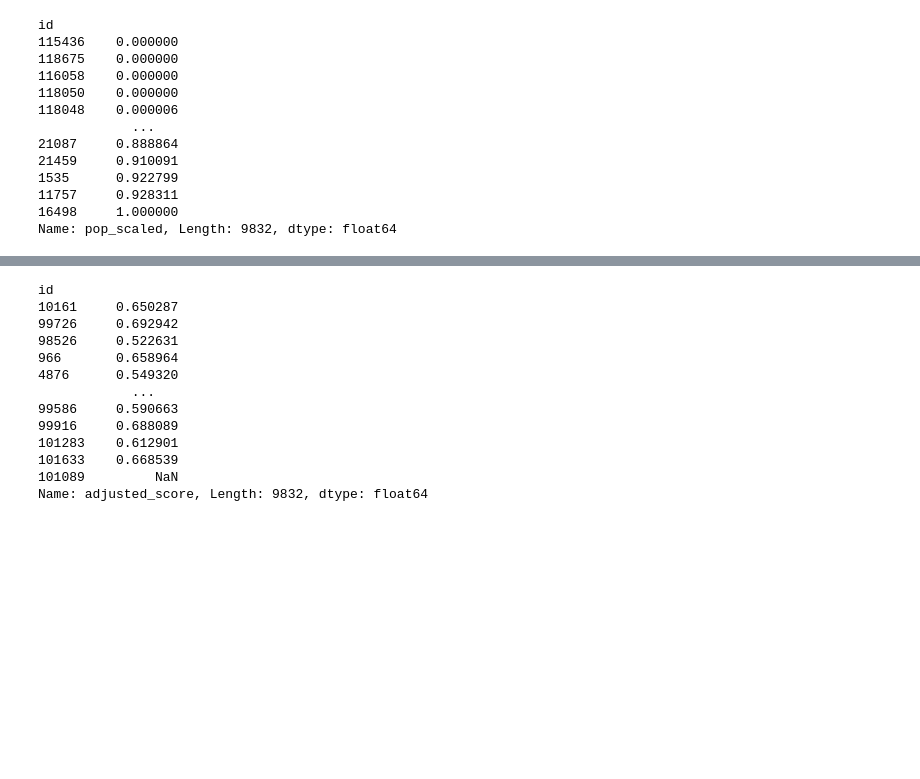
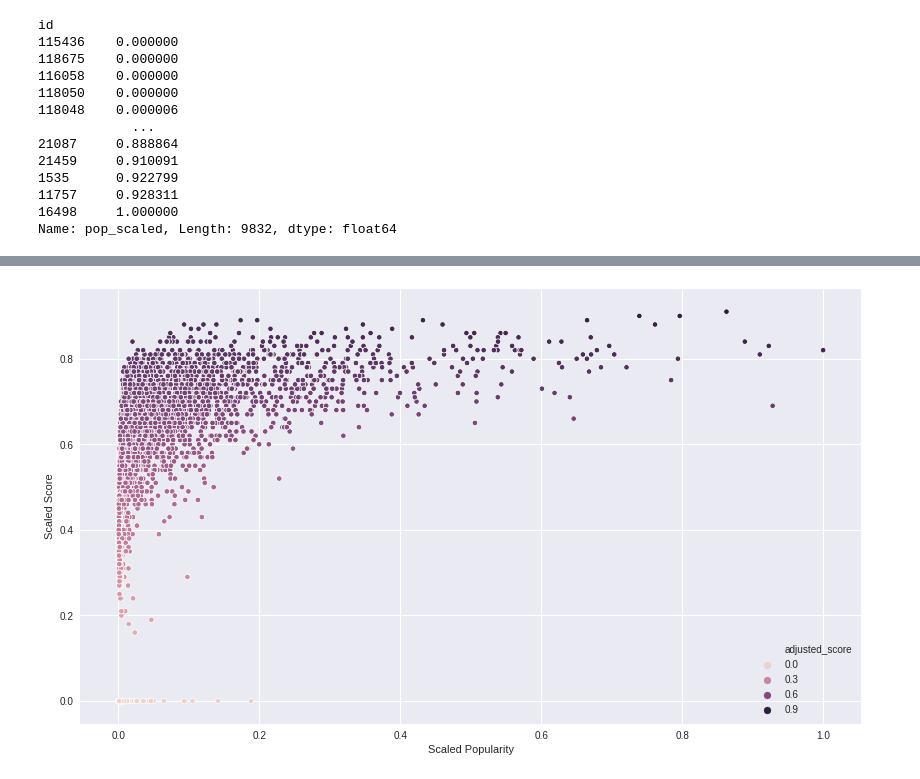
Before and after one commit to sn-ekstrand/content-based-anime-recommender, a Jupyter notebook: initial_eda.ipynb, the cells around one changed output, grey strips where cells are left out. Saved outputs shown, nothing was run; the diff lists cells and outputs as text; code cells hidden in the pictures; blank space fills up the shorter version.

```diff
--- a/initial_eda.ipynb
+++ b/initial_eda.ipynb
@@ -874,19 +839,3 @@ title_df.loc[list(top_15_df.index.values),:]
 | 11061 | Hunter x Hunter (2011) | Hunter x Hunter (2011) | ハンター×ハンター (2011) | Hunter x Hunter (2011) |
 | 9253 | Steins;Gate | Steins;Gate | シュタインズ・ゲート | Steins;Gate |
 | 5114 | Hagane no Renkinjutsushi: Fullmet... | Fullmetal Alchemist: Brotherhood | 鋼の錬金術師 FULLMETAL ALCHEMIST | Hagane no Renkinjutsushi: Fullmet... |
-# %%
-score_df['adjusted_score']
-# %% [output]
-id
-10161     0.650287
-99726     0.692942
-98526     0.522631
-966       0.658964
-4876      0.549320
-            ...
-99586     0.590663
-99916     0.688089
-101283    0.612901
-101633    0.668539
-101089         NaN
-Name: adjusted_score, Length: 9832, dtype: float64
@@ -892,0 +844,11 @@ Name: adjusted_score, Length: 9832, dtype: float64
+# %%
+fig, ax = plt.subplots(figsize=(14,8))
+sns.scatterplot(x='pop_scaled',
+                y= 'score_scaled',
+                data=score_df,
+                s=30,
+                hue='adjusted_score')
+ax.set_xlabel('Scaled Popularity')
+ax.set_ylabel('Scaled Score');
+# %% [output]
+[figure, added]
```
Also changed, not shown: parts of 7 cells of this notebook.
